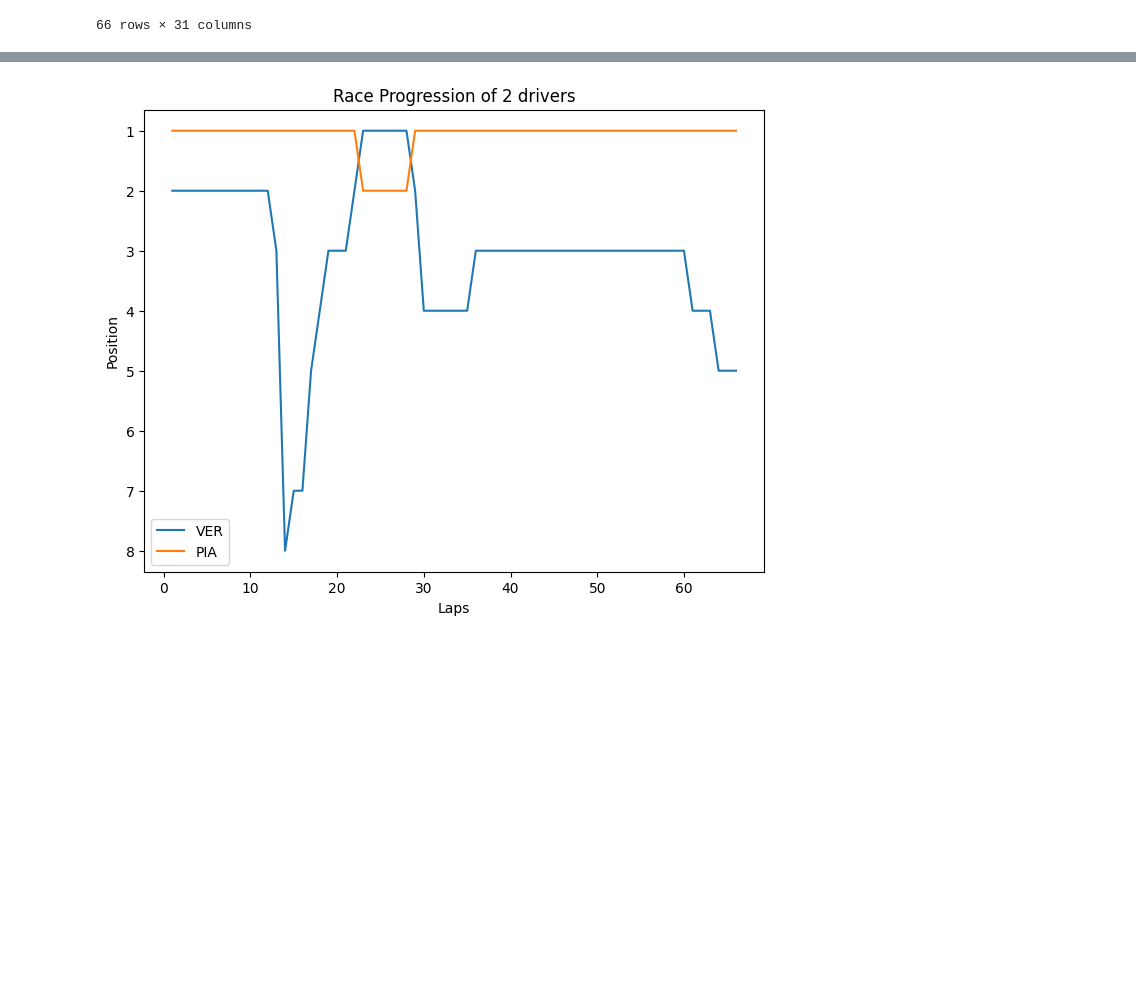
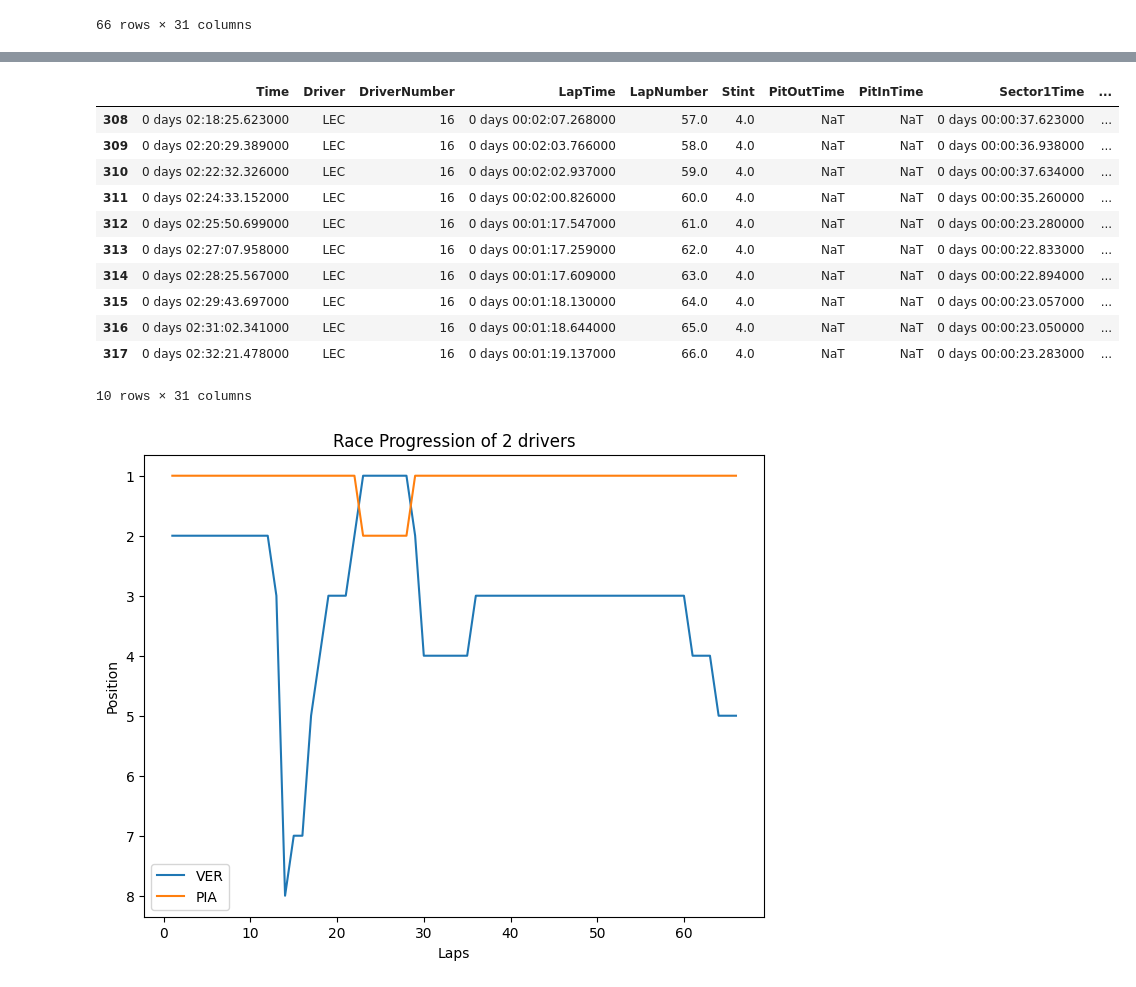
Before and after one commit to Mohandas-KJ/Slipstream-F1, a Jupyter notebook: 2026_Barcelona_GP/notebooks/02_results_and_laps.ipynb, the cells around one changed output, grey strips where cells are left out. Saved outputs shown, nothing was run; the diff lists cells and outputs as text; code cells hidden in the pictures; blank space fills up the shorter version.

```diff
--- a/2026_Barcelona_GP/notebooks/02_results_and_laps.ipynb
+++ b/2026_Barcelona_GP/notebooks/02_results_and_laps.ipynb
@@ -324,3 +344,19 @@ pia
+# %%
+#Leclerc Data
+lec.tail(10)
+# %% [output]
+|  | Time | Driver | DriverNumber | LapTime | LapNumber | Stint | PitOutTime | PitInTime | Sector1Time | ... |
+| 308 | 0 days 02:18:25.623000 | LEC | 16 | 0 days 00:02:07.268000 | 57.0 | 4.0 | NaT | NaT | 0 days 00:00:37.623000 | ... |
+| 309 | 0 days 02:20:29.389000 | LEC | 16 | 0 days 00:02:03.766000 | 58.0 | 4.0 | NaT | NaT | 0 days 00:00:36.938000 | ... |
+| 310 | 0 days 02:22:32.326000 | LEC | 16 | 0 days 00:02:02.937000 | 59.0 | 4.0 | NaT | NaT | 0 days 00:00:37.634000 | ... |
+| 311 | 0 days 02:24:33.152000 | LEC | 16 | 0 days 00:02:00.826000 | 60.0 | 4.0 | NaT | NaT | 0 days 00:00:35.260000 | ... |
+| 312 | 0 days 02:25:50.699000 | LEC | 16 | 0 days 00:01:17.547000 | 61.0 | 4.0 | NaT | NaT | 0 days 00:00:23.280000 | ... |
+| 313 | 0 days 02:27:07.958000 | LEC | 16 | 0 days 00:01:17.259000 | 62.0 | 4.0 | NaT | NaT | 0 days 00:00:22.833000 | ... |
+| 314 | 0 days 02:28:25.567000 | LEC | 16 | 0 days 00:01:17.609000 | 63.0 | 4.0 | NaT | NaT | 0 days 00:00:22.894000 | ... |
+| 315 | 0 days 02:29:43.697000 | LEC | 16 | 0 days 00:01:18.130000 | 64.0 | 4.0 | NaT | NaT | 0 days 00:00:23.057000 | ... |
+| 316 | 0 days 02:31:02.341000 | LEC | 16 | 0 days 00:01:18.644000 | 65.0 | 4.0 | NaT | NaT | 0 days 00:00:23.050000 | ... |
+| 317 | 0 days 02:32:21.478000 | LEC | 16 | 0 days 00:01:19.137000 | 66.0 | 4.0 | NaT | NaT | 0 days 00:00:23.283000 | ... |
+10 rows × 31 columns
 # %%
 #Plot Max and Piastri Race Progression
 slipplot.plot_race_progression([max,pia])
```
Also changed, not shown: parts of 3 cells of this notebook, 2 other files.
